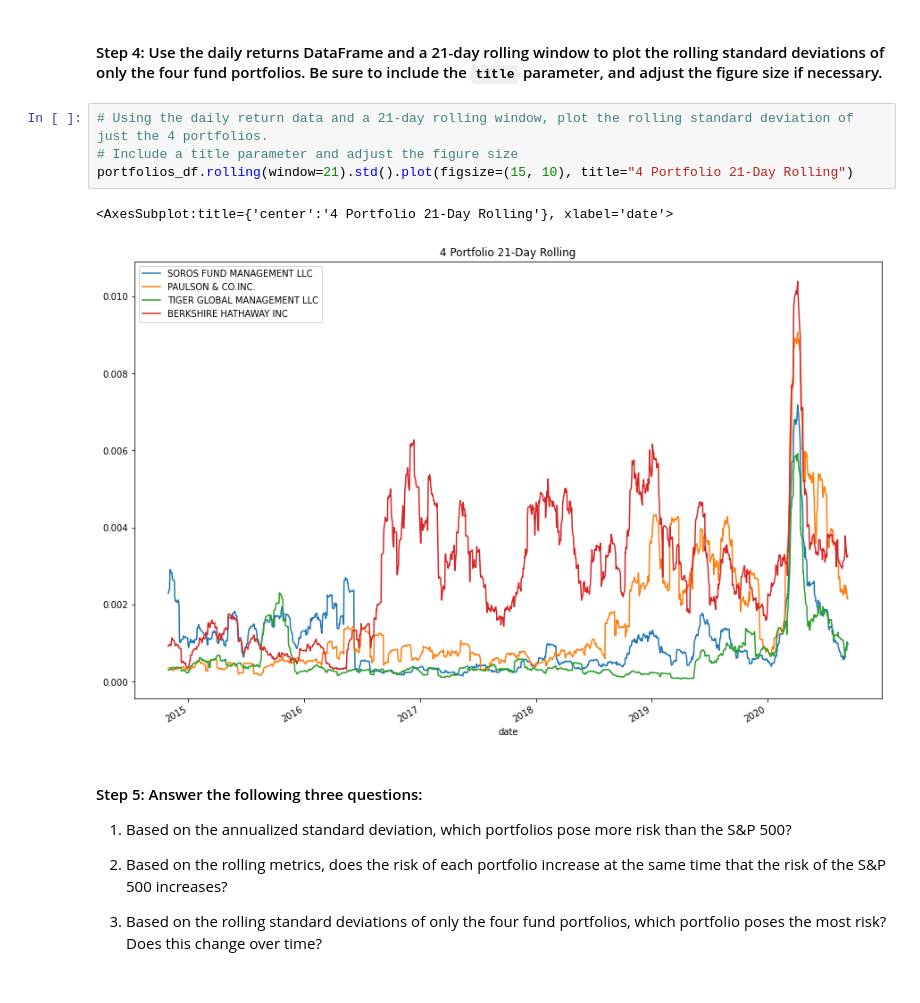
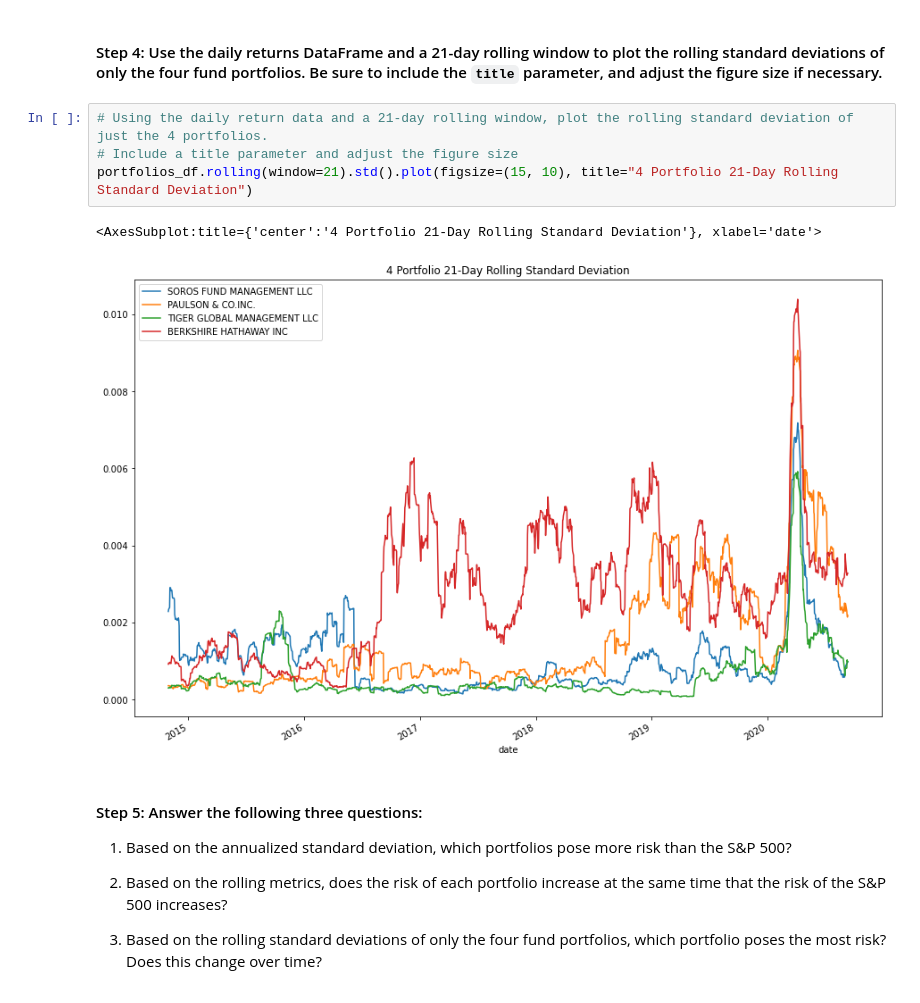
Before and after one commit to mbejan325/Investment_Evaluation_App, a Jupyter notebook: Starter_Code/finalrisk_return_analysis.ipynb, the cells around one changed output. Cells and saved outputs as stored; diff of their text form.

```diff
--- a/Starter_Code/finalrisk_return_analysis.ipynb
+++ b/Starter_Code/finalrisk_return_analysis.ipynb
@@ -306,10 +297,10 @@ whale_navs_cleaned.rolling(window=21).std().plot(figsize=(15, 10), title="Invest
 # %%
 # Using the daily return data and a 21-day rolling window, plot the rolling standard deviation of just the 4 portfolios.
 # Include a title parameter and adjust the figure size
-portfolios_df.rolling(window=21).std().plot(figsize=(15, 10), title="4 Portfolio 21-Day Rolling")
+portfolios_df.rolling(window=21).std().plot(figsize=(15, 10), title="4 Portfolio 21-Day Rolling Standard Deviation")
 # %% [output]
-<AxesSubplot:title={'center':'4 Portfolio 21-Day Rolling'}, xlabel='date'>
+<AxesSubplot:title={'center':'4 Portfolio 21-Day Rolling Standard Deviation'}, xlabel='date'>
-[figure, old version]
+[figure, new version]
 # %% [markdown]
 #### Step 5: Answer the following three questions:
 
```
Also changed, not shown: parts of 10 cells of this notebook, 1 other file.
